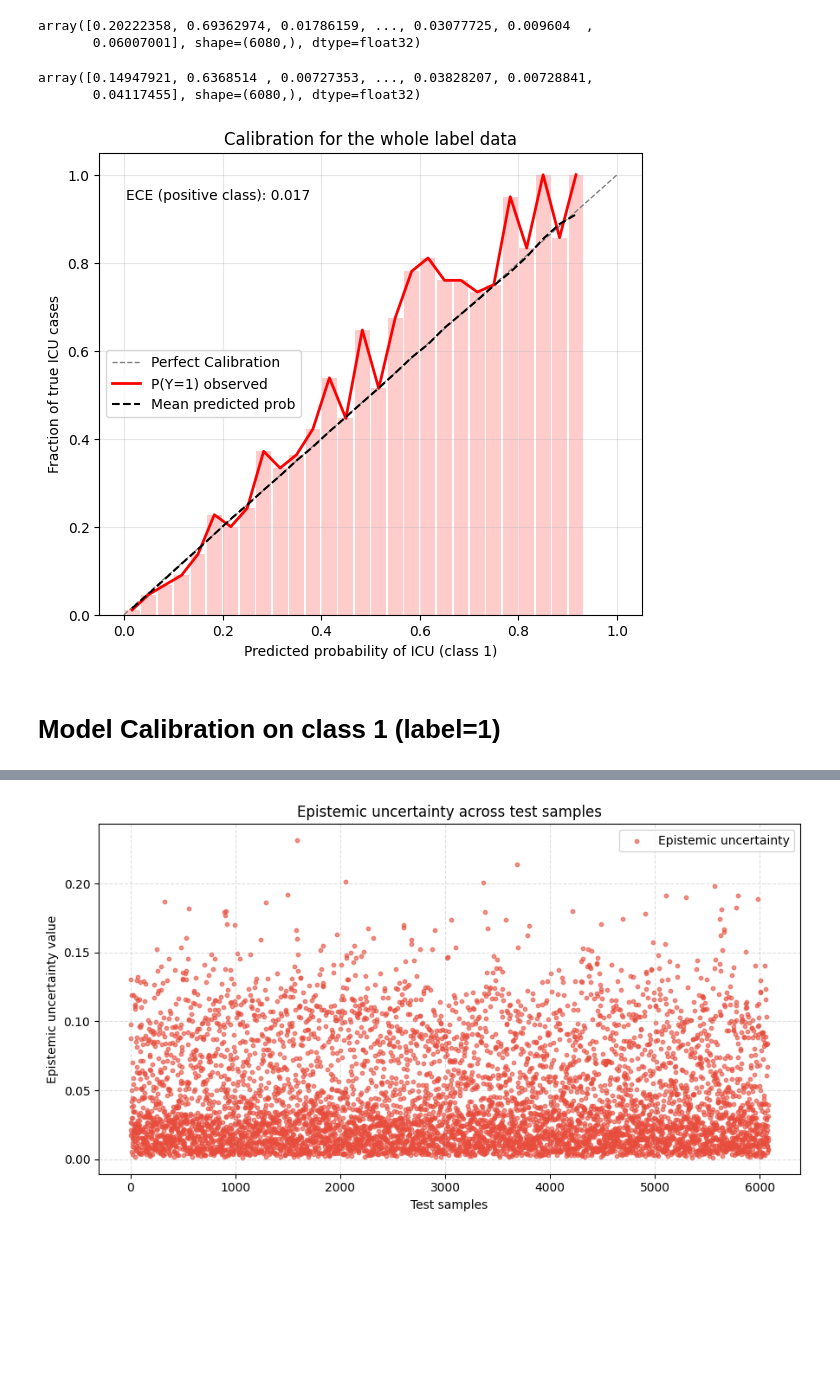
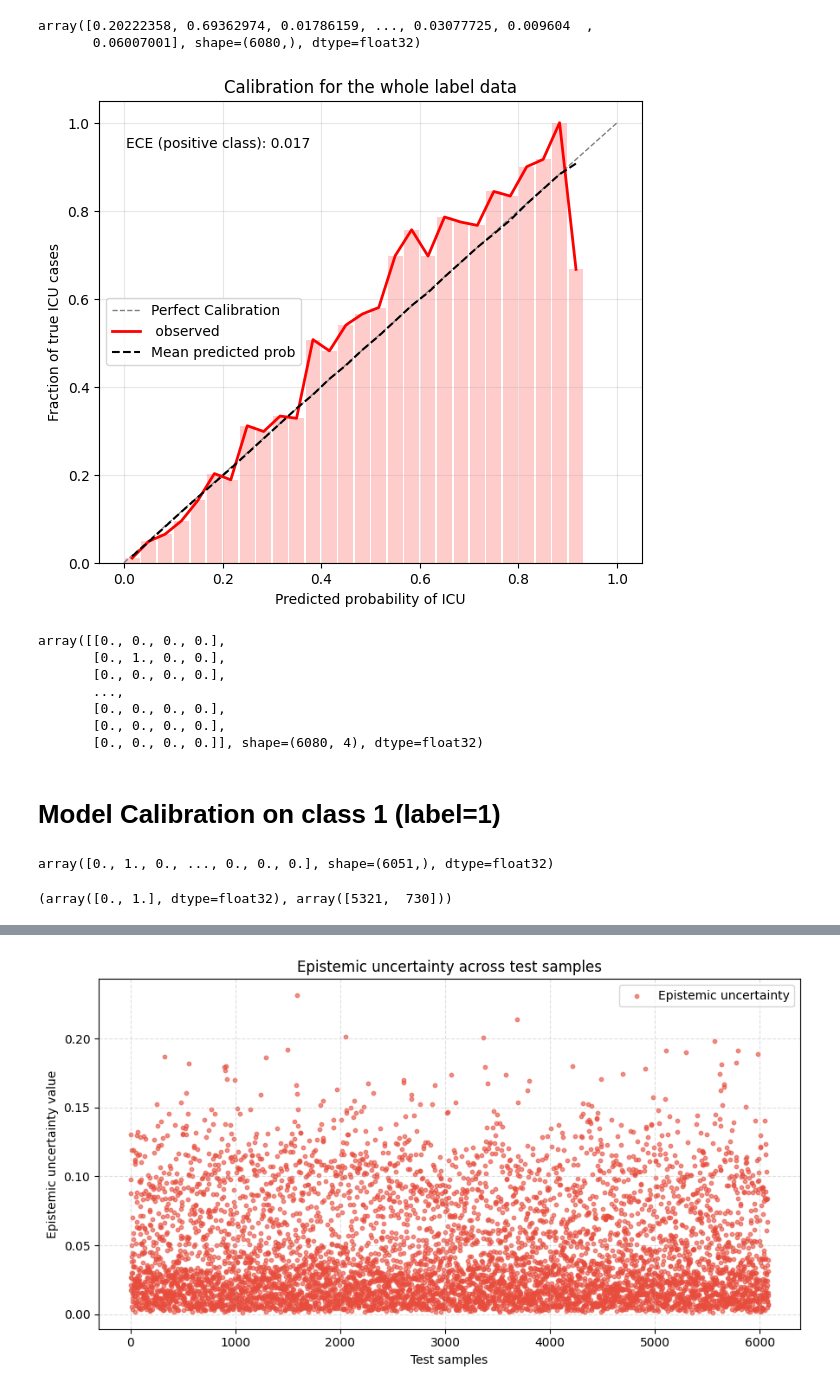
Before and after one commit to cookiehyun/Q-Model, a Jupyter notebook: Medical_DA_in_DL.ipynb, the cells around one changed output, grey strips where cells are left out. Saved outputs shown, nothing was run; the diff lists cells and outputs as text; code cells hidden in the pictures; blank space fills up the shorter version.

Commit message:
Corrected Reliability diagram

```diff
--- a/Medical_DA_in_DL.ipynb
+++ b/Medical_DA_in_DL.ipynb
@@ -887,5 +885,5 @@ Baseline FP = 950
 # %%
-alpha = 0.14
+alpha = 0.11
 
 # --- select class 1 only (same as before) ---
 y_test = y_true[:, 1]
@@ -1415,39 +1537,7 @@ y_prob_pos = y_prob_icu[y_true_icu == 1]
 
 y_true_neg = y_true_icu[y_true_icu == 0]
 y_prob_neg = y_prob_icu[y_true_icu == 0]
-# %%
-all_mean_preds
-# %% [output]
-array([0.14947921, 0.6368514 , 0.00727353, ..., 0.03828207, 0.00728841,
-       0.04117455], shape=(6080,), dtype=float32)
-# %%
-y_true_icu = y_true[:, 1]
-y_prob_icu = all_mean_preds[:, 1]
-
-mask = ~np.isnan(y_true_icu)
-
-y_true_icu = y_true_icu[mask]
-y_prob_icu = y_prob_icu[mask]
-
-# split by prediction, NOT by true label
-mask_high = y_prob_icu >= 0.5
-mask_low  = y_prob_icu < 0.5
-
-ece_high, bins, acc_high, conf_high, _ = expected_calibration_error_and_bins(
-    y_true_icu[mask_high],
-    y_prob_icu[mask_high],
-    n_bins=15
-)
-
-ece_low, _, acc_low, conf_low, _ = expected_calibration_error_and_bins(
-    y_true_icu[mask_low],
-    y_prob_icu[mask_low],
-    n_bins=15
-)
 # %%
-import numpy as np
-import matplotlib.pyplot as plt
-
 # ============================
 # Data
 # ============================
@@ -1523,34 +1613,34 @@ bin_width = 1.0 / n_bins
 
 # ============================
 # Plot
 # ============================
 
 plt.figure(figsize=(7, 6))
 
 # perfect calibration line
 plt.plot([0, 1], [0, 1], '--', color='gray', linewidth=1, label="Perfect Calibration")
 
 # reliability curve (positive class)
-plt.plot(centers, frac_pos, color='red', linewidth=2, label="P(Y=1) observed")
+plt.plot(centers, frac_pos, color='red', linewidth=2, label=" observed")
 plt.plot(centers, conf, color='black', linestyle='--', label="Mean predicted prob")
 
 # bars
 plt.bar(centers, frac_pos, width=bin_width * 0.9, alpha=0.2, color='red')
 
 # ECE
 plt.text(
     0.05, 0.90,
     f"ECE (positive class): {ece_pos:.3f}",
     transform=plt.gca().transAxes
 )
 
-plt.xlabel("Predicted probability of ICU (class 1)")
+plt.xlabel("Predicted probability of ICU")
 plt.ylabel("Fraction of true ICU cases")
 plt.title("Calibration for the whole label data")
 plt.legend()
 plt.grid(alpha=0.3)
 
 plt.show()
 # %% [output]
-[figure, old version]
+[figure, new version]
 # %%
@@ -1620,5 +1708,19 @@ ece_1, ece_0, bins, acc_1, acc_0, conf, gap = expected_calibration_error_both_cl
 )
 
 centers = (bins[:-1] + bins[1:]) / 2
+# %%
+y_true
+# %% [output]
+array([[0., 0., 0., 0.],
+       [0., 1., 0., 0.],
+       [0., 0., 0., 0.],
+       ...,
+       [0., 0., 0., 0.],
+       [0., 0., 0., 0.],
+       [0., 0., 0., 0.]], shape=(6080, 4), dtype=float32)
 # %% [markdown]
 # Model Calibration on class 1 (label=1)
+# %%
+y_true
+# %% [output]
+array([0., 1., 0., ..., 0., 0., 0.], shape=(6051,), dtype=float32)
@@ -1625 +1744,5 @@ centers = (bins[:-1] + bins[1:]) / 2
+# %%
+print(np.unique(y, return_counts=True))
+# %% [output]
+(array([0., 1.], dtype=float32), array([5321,  730]))
 # %%
```
Also changed, not shown: parts of 40 cells of this notebook.
